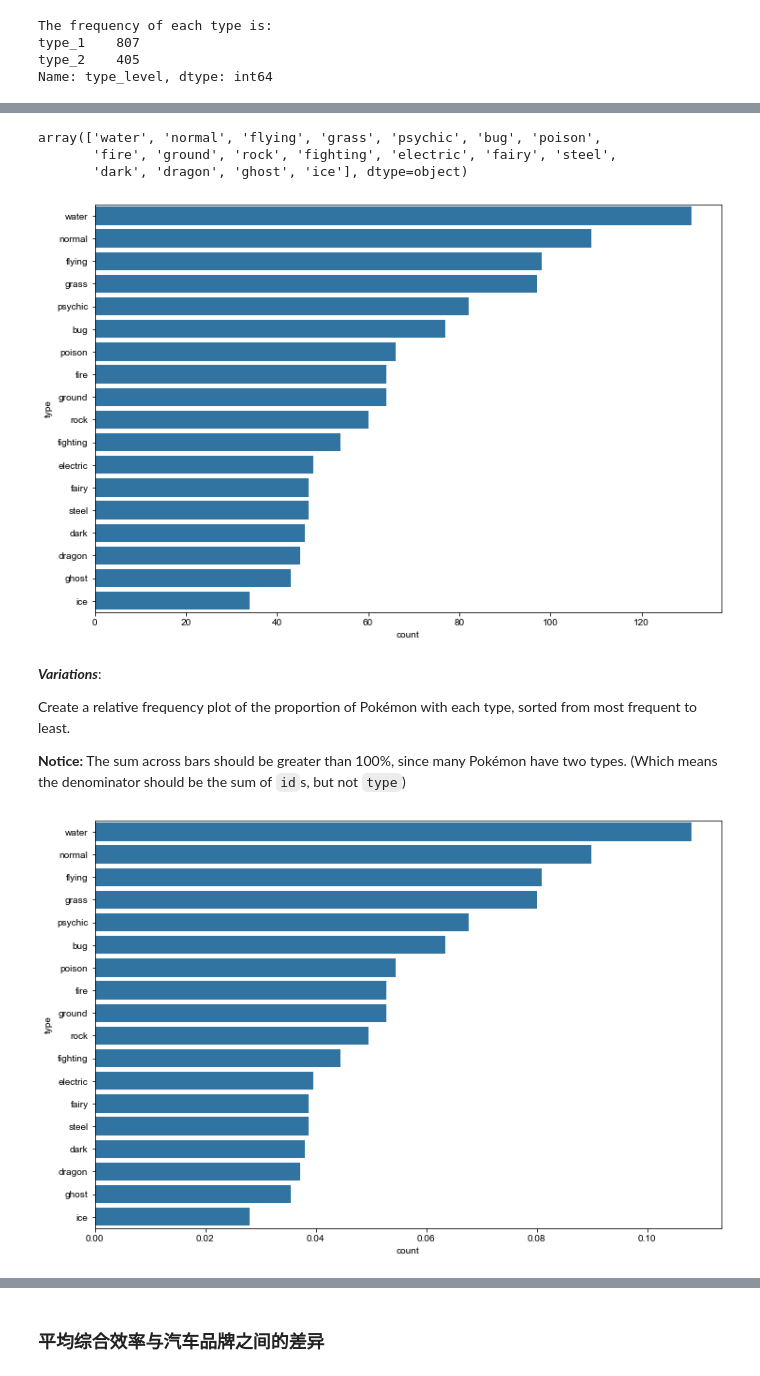
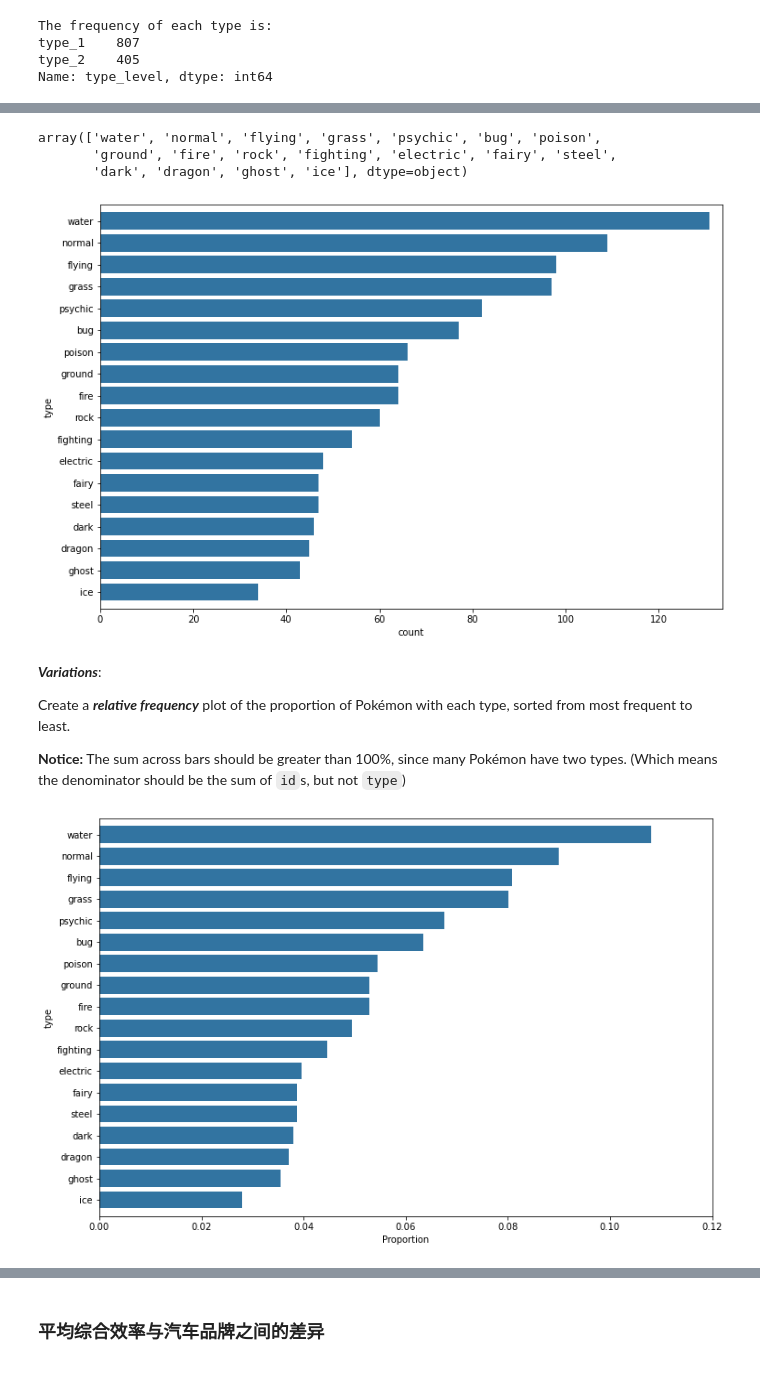
Before and after one commit to Alex-YuZ/Visualization-Using-Python, a Jupyter notebook: Bar_Chart.ipynb, the cells around one changed output, grey strips where cells are left out. Drawn from its saved outputs; the diff is of its cells as text; code cells hidden in the pictures.

```diff
--- a/Bar_Chart.ipynb
+++ b/Bar_Chart.ipynb
@@ -44,7 +81,7 @@ _Notice:_ Each Pokémon species has either type_1, type_2 or both types that pla
 3. Add a new column `type_level` that can have a value either `type_1` or `type_2`
 4. Add another column `type` that will contain the actual value contained in the `type_1`, `type_2` columns.
 # %%
-pokemon = pd.read_csv('pokemon.csv')
+pokemon = pd.read_csv('data/pokemon.csv')
 pokemon.head()
 # %% [output]
 |  | id | species | generation_id | height | weight | base_experience | type_1 | type_2 | hp | ... |
@@ -59,7 +140,7 @@ pkmn_types = pd.melt(pokemon, \
                      id_vars=['species'], \
                      value_vars=['type_1', 'type_2'], \
                      var_name='type_level', \
-                     value_name='type', )
+                     value_name='type')
 
 # drop the nulls. `drop=True` means not insert the original index into feature cols.
 pkmn_types = pkmn_types.dropna().reset_index(drop=True)
@@ -129,37 +210,43 @@ type_order = type_counts.index.values
 type_order
 # %% [output]
 array(['water', 'normal', 'flying', 'grass', 'psychic', 'bug', 'poison',
-       'fire', 'ground', 'rock', 'fighting', 'electric', 'fairy', 'steel',
+       'ground', 'fire', 'rock', 'fighting', 'electric', 'fairy', 'steel',
        'dark', 'dragon', 'ghost', 'ice'], dtype=object)
 # %%
 plt.figure(figsize=(12,8))
 
 base_color = sns.color_palette()[0]
 
-sns.countplot(data = pkmn_types, y = 'type', color = base_color, order = type_order);
+sns.countplot(data = pkmn_types, y = 'type', color = base_color, order = type_order)
+
+plt.margins(.02);
 # %% [output]
-[figure, old version]
+[figure, new version]
 # %% [markdown]
 ___Variations___:
 
-Create a relative frequency plot of the proportion of Pokémon with each type, sorted from most frequent to least.
+Create a ___relative frequency___ plot of the proportion of Pokémon with each type, sorted from most frequent to least.
 
 **Notice:** The sum across bars should be greater than 100%, since many Pokémon have two types. (Which means the denominator should be the sum of `id`s, but not `type`)
 # %%
 # Compute largest proportion
 # Returns the sum of all not-null values in `type` column
 n_pokemon = pkmn_types['type'].value_counts().sum()
 max_type_count = type_counts[0]
 max_prop = max_type_count / n_pokemon
 
 # establish tick locations and create plot
 base_color = sns.color_palette()[0]
-tick_props = np.arange(0, max_prop, 0.02)
+
+# 如果不加.02，坐标轴上将不会显示0.12
+tick_props = np.arange(0, max_prop+.02, 0.02)
 tick_names = ['{:0.2f}'.format(v) for v in tick_props]
 
 plt.figure(figsize=(12,8))
 base_color = sns.color_palette()[0]
 sns.countplot(data = pkmn_types, y = 'type', color = base_color, order = type_order)
-plt.xticks(tick_props * n_pokemon, tick_names);
+plt.margins(.02)
+plt.xticks(tick_props * n_pokemon, tick_names)
+plt.xlabel('Proportion');
 # %% [output]
-[figure, old version]
+[figure, new version]
```
Also changed, not shown: parts of 15 cells of this notebook.
